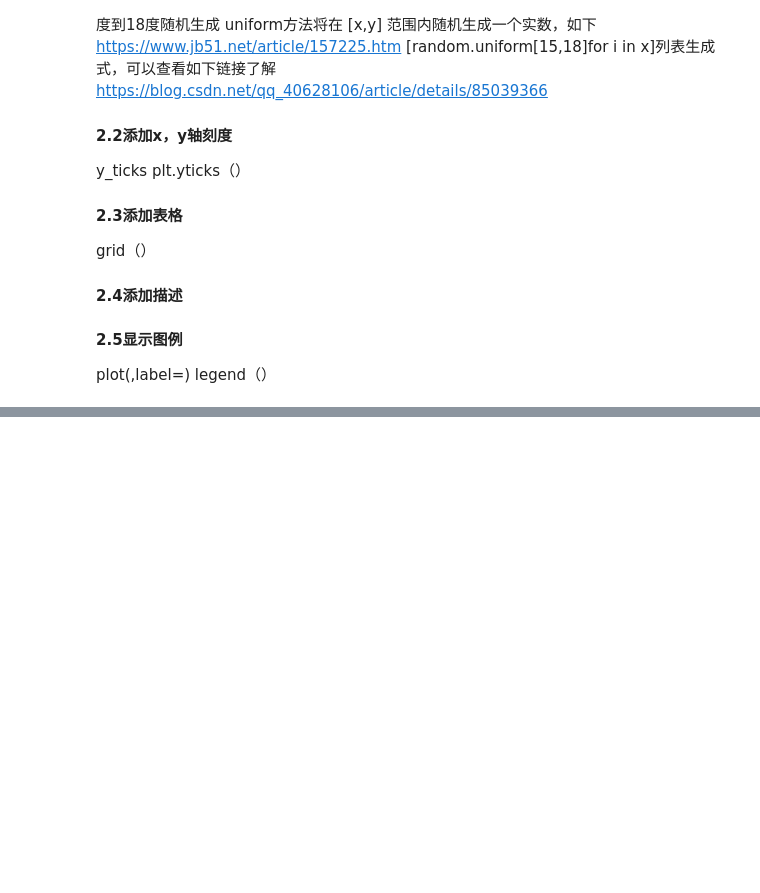
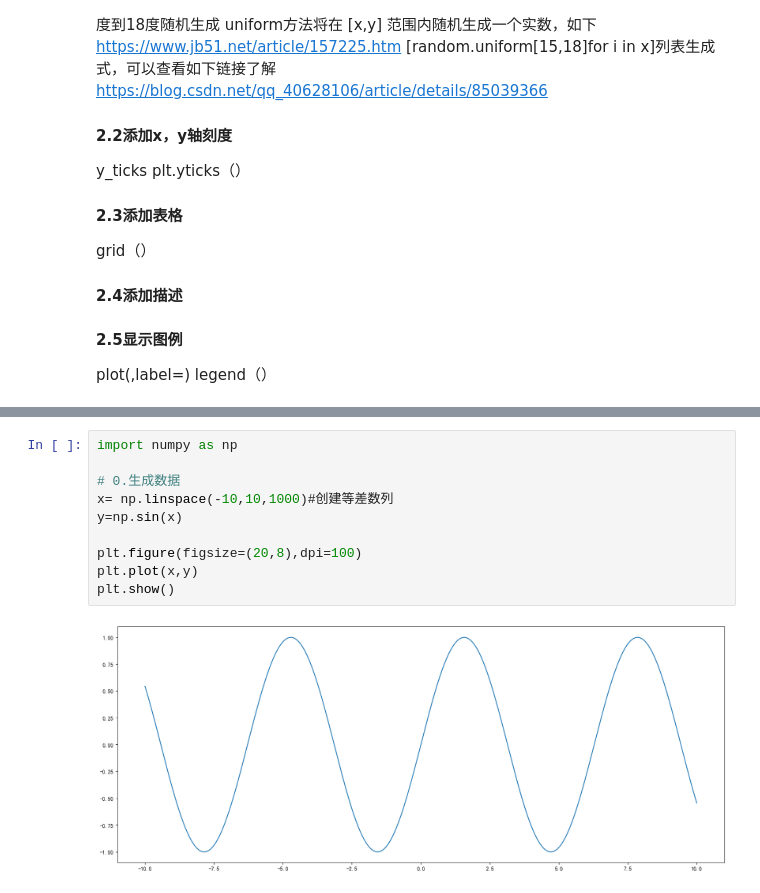
Before and after one commit to Liquor007/MyDeepLearning, a Jupyter notebook: Matplotlib.ipynb, the cells around one changed output, grey strips where cells are left out. Saved outputs shown, nothing was run; the diff lists cells and outputs as text; blank space fills up the shorter version.

```diff
--- a/Matplotlib.ipynb
+++ b/Matplotlib.ipynb
@@ -94,0 +195,12 @@ plt.show()
+# %%
+import numpy as np
+
+# 0.生成数据
+x= np.linspace(-10,10,1000)#创建等差数列
+y=np.sin(x)
+
+plt.figure(figsize=(20,8),dpi=100)
+plt.plot(x,y)
+plt.show()
+# %% [output]
+[figure, added]
```
Also changed, not shown: parts of 5 cells of this notebook, 1 other file.
